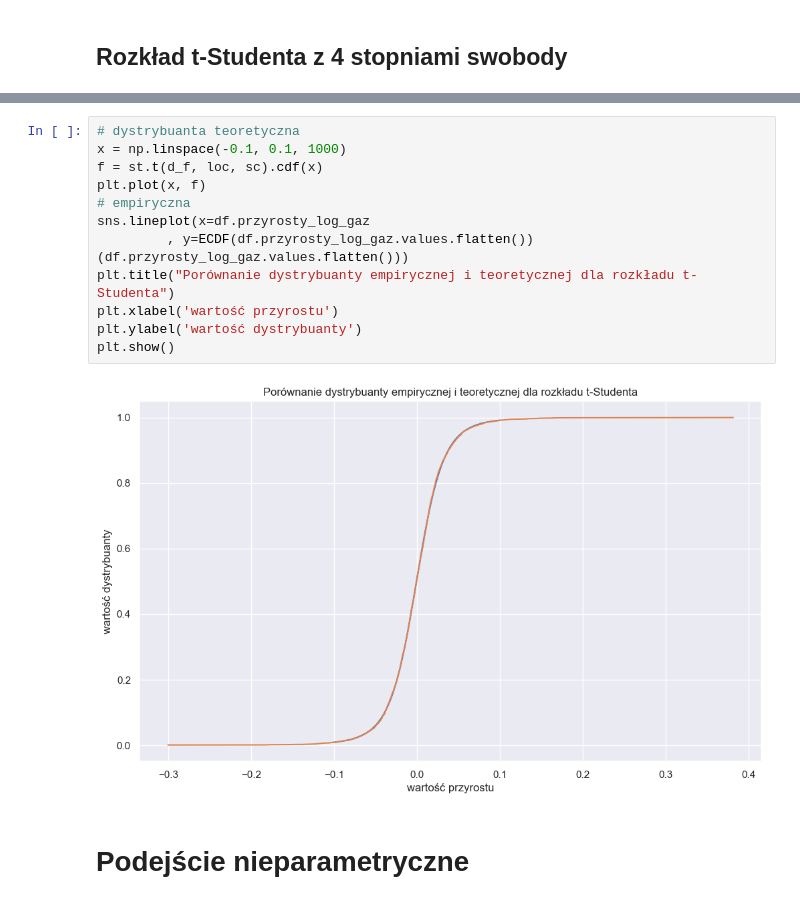
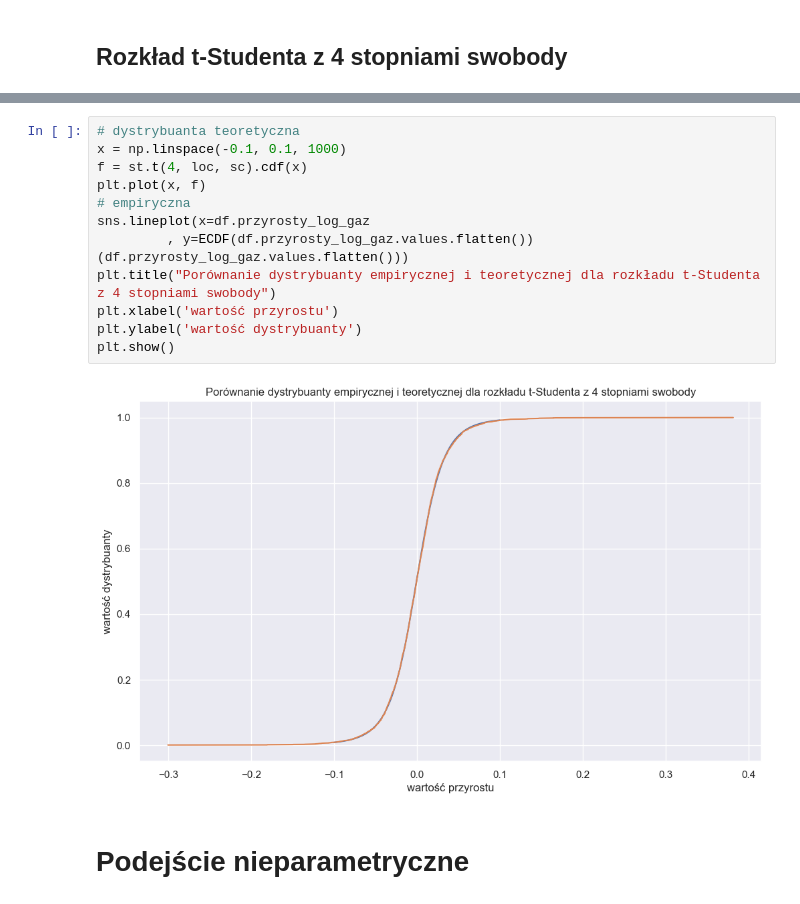
Before and after one commit to mjacobik/ORLEN-risk-management, a Jupyter notebook: Projekt 2 - analiza jednowymiarowa.ipynb, the cells around one changed output, grey strips where cells are left out. Cells and saved outputs as stored; diff of their text form.

```diff
--- a/Projekt 2 - analiza jednowymiarowa.ipynb
+++ b/Projekt 2 - analiza jednowymiarowa.ipynb
@@ -235,17 +236,17 @@ sm.qqplot(df.przyrosty_log_gaz, dist=st.t(d_f, loc, sc), line='45')
 # %%
 # dystrybuanta teoretyczna
 x = np.linspace(-0.1, 0.1, 1000)
-f = st.t(d_f, loc, sc).cdf(x)
+f = st.t(4, loc, sc).cdf(x)
 plt.plot(x, f)
 # empiryczna
 sns.lineplot(x=df.przyrosty_log_gaz
          , y=ECDF(df.przyrosty_log_gaz.values.flatten())(df.przyrosty_log_gaz.values.flatten()))
-plt.title("Porównanie dystrybuanty empirycznej i teoretycznej dla rozkładu t-Studenta")
+plt.title("Porównanie dystrybuanty empirycznej i teoretycznej dla rozkładu t-Studenta z 4 stopniami swobody")
 plt.xlabel('wartość przyrostu')
 plt.ylabel('wartość dystrybuanty')
 plt.show()
 # %% [output]
-[figure, old version]
+[figure, new version]
 # %% [markdown]
 # Podejście nieparametryczne
 # %%
```
Also changed, not shown: parts of 37 cells of this notebook.
